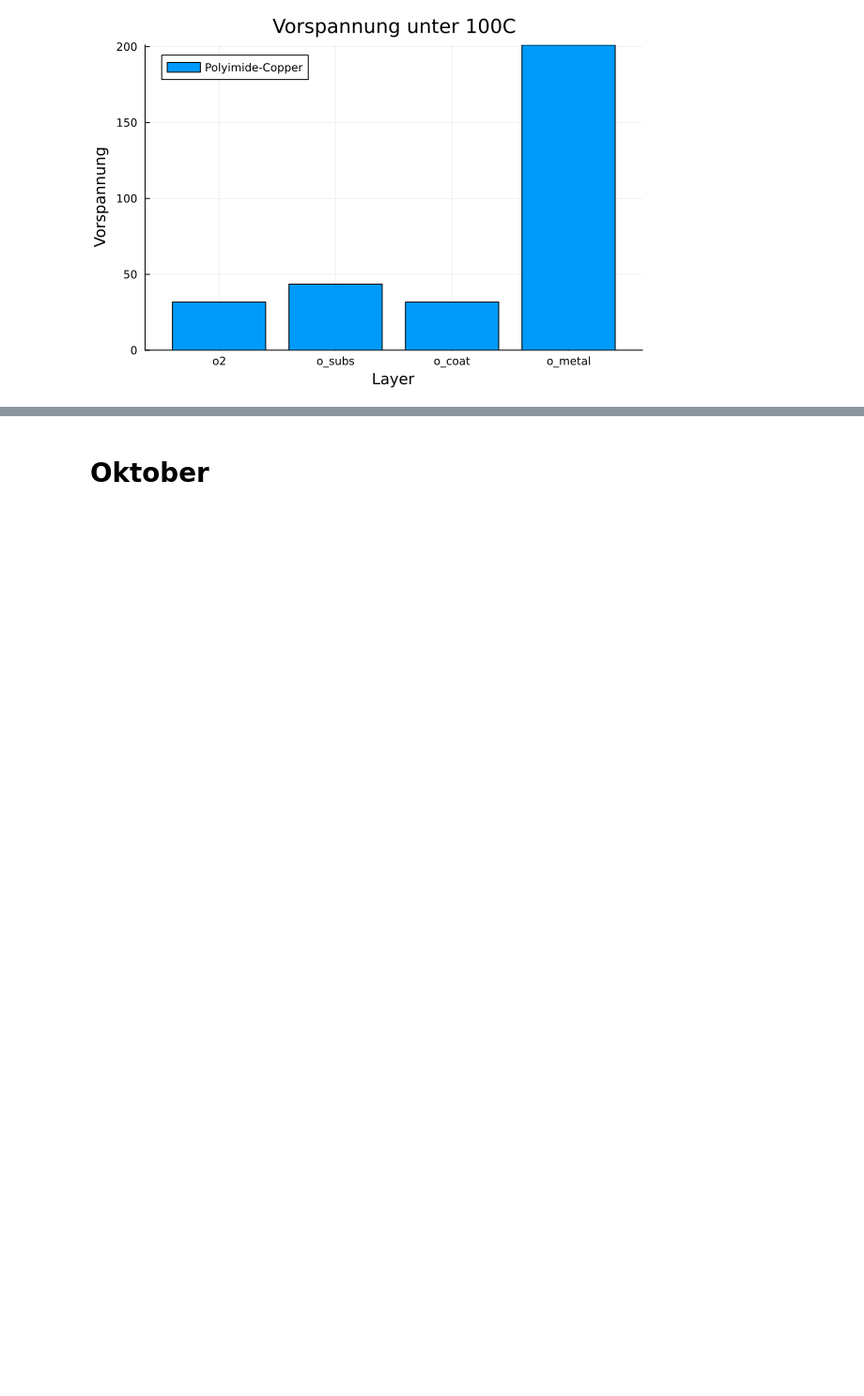
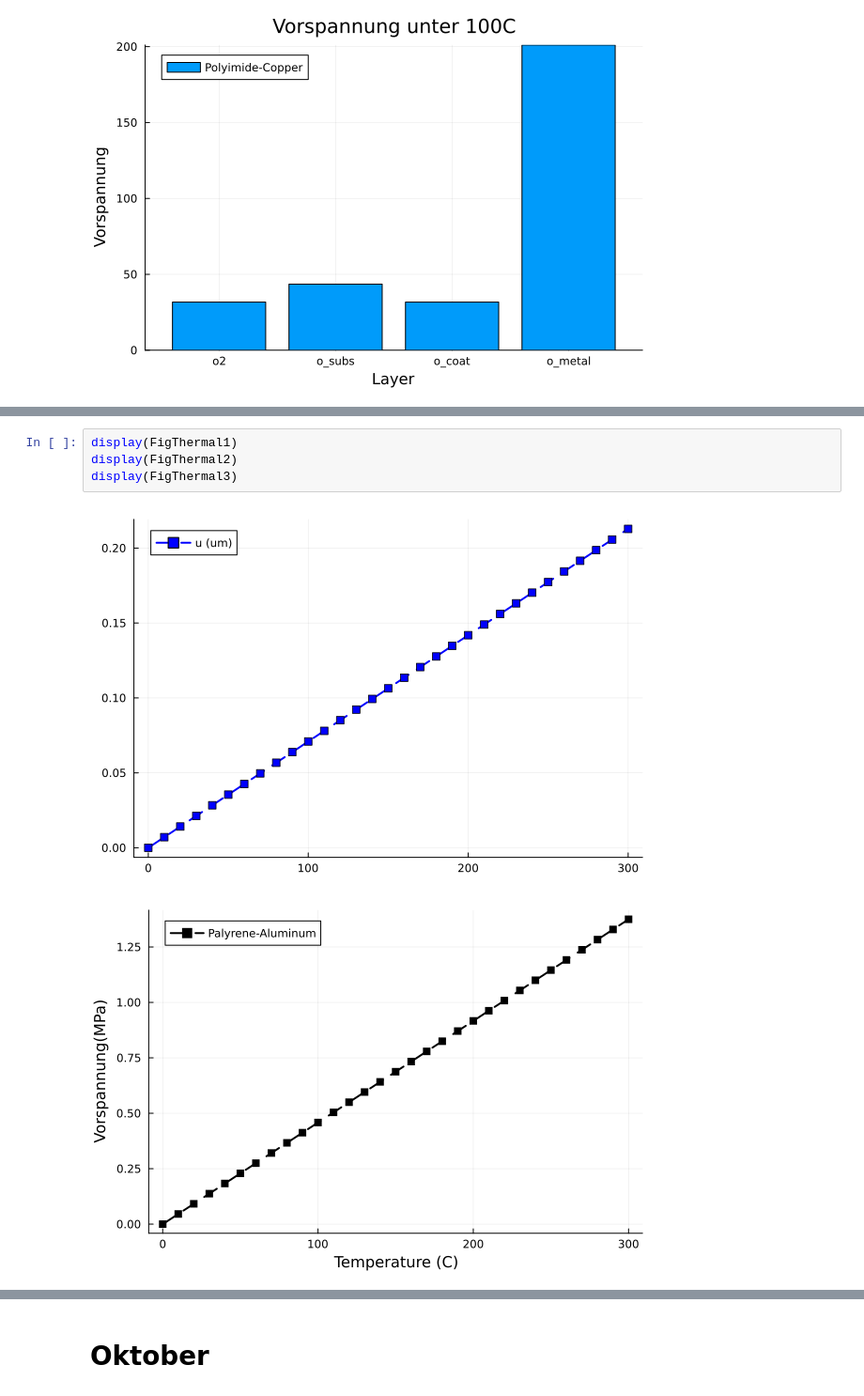
Before and after one commit to pandamec/Rini, a Jupyter notebook: entwicklung/verlauf.ipynb, the cells around one changed output, grey strips where cells are left out. Shown at 94% size. Drawn from its saved outputs; the diff is of its cells as text; blank space fills up the shorter version.

```diff
--- a/entwicklung/verlauf.ipynb
+++ b/entwicklung/verlauf.ipynb
@@ -531,0 +612,7 @@ bar(column_names, PI, label = "Polyimide-Copper", title = "Vorspannung unter 100
+# %%
+display(FigThermal1)
+display(FigThermal2)
+display(FigThermal3)
+# %% [output]
+[figure, added]
+[figure, added]
```
Also changed, not shown: parts of 15 cells of this notebook.
